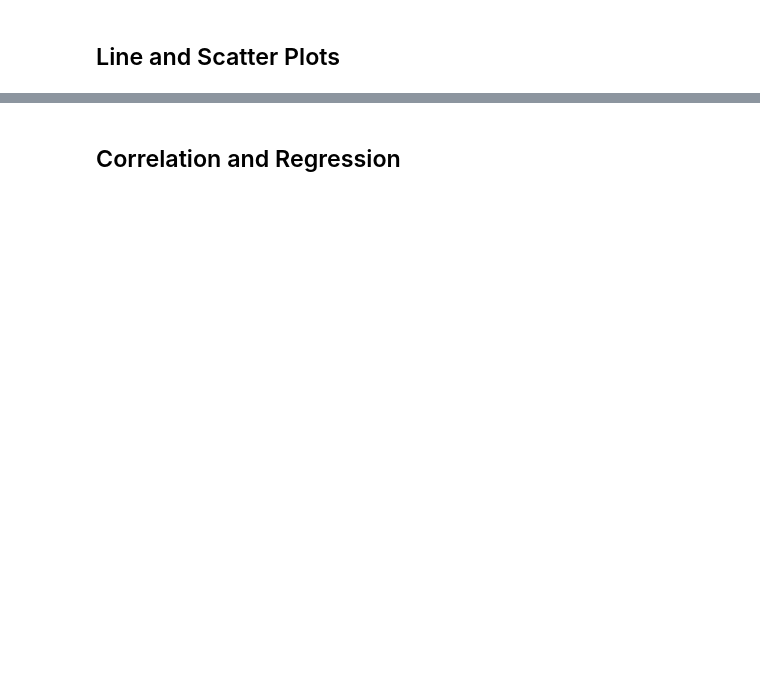
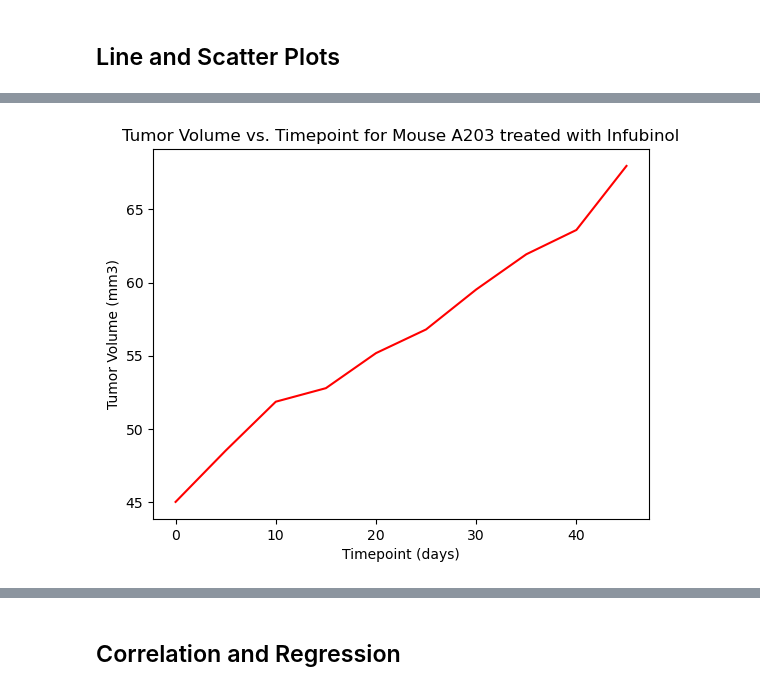
Before and after one commit to YargKlnc/Data-Visualization, a Jupyter notebook: pymaceuticals_by_YK.ipynb, the cells around one changed output, grey strips where cells are left out. Cells and saved outputs as stored; diff of their text form; code cells hidden in the pictures; blank space fills up the shorter version.

```diff
--- a/pymaceuticals_by_YK.ipynb
+++ b/pymaceuticals_by_YK.ipynb
@@ -524,0 +554,3 @@ Values above 87.66645829999999 could be outliers
+# %%
+tumor_a203 = clean_combined_data.loc[clean_combined_data["Mouse ID"] == "a203"]
+tumor_a203
@@ -524,0 +572,11 @@ Values above 87.66645829999999 could be outliers
+# %%
+# working on Tumor A203 treated with Infubinol
+# Generate a line plot of tumor volume vs. time point for a single mouse treated with Infubinol
+plt.plot(tumor_a203["Timepoint (days)"], tumor_a203["Tumor Vol (mm3)"], color = "red")
+plt.title("Tumor Volume vs. Timepoint for Mouse A203 treated with Infubinol", fontsize = 12)
+plt.xlabel("Timepoint (days)")
+plt.ylabel("Tumor Volume (mm3)")
+plt.savefig("Output/Tumor_Volume_vs_Timepoint_for_Mouse_A203_treated_with_Infubinol.jpg")
+plt.show()
+# %% [output]
+[figure, added]
```
Also changed, not shown: parts of 22 cells of this notebook, 9 other files.
